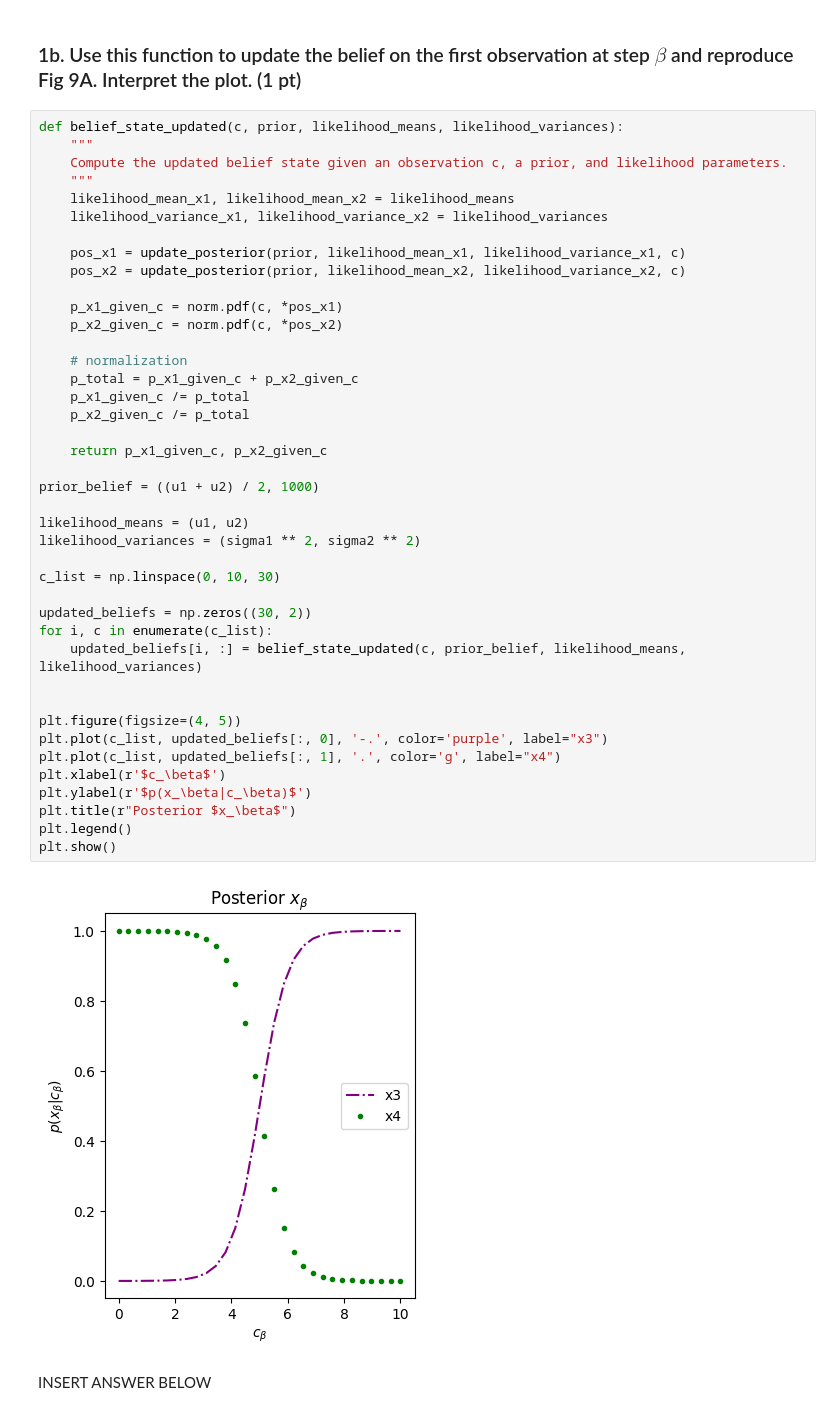
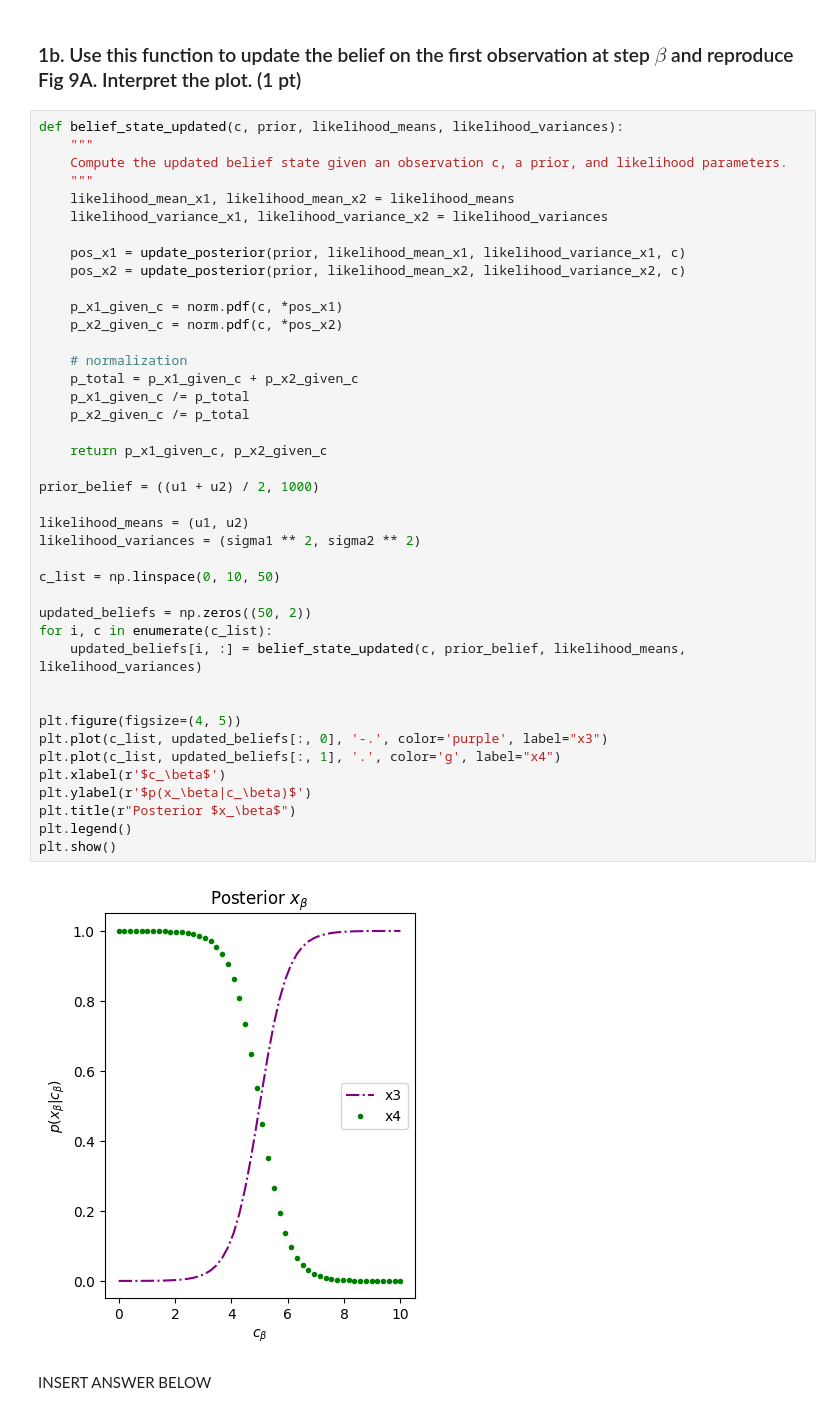
Before and after one commit to weyland-zekai-xu/tutorial, a Jupyter notebook: neuralmodelling_RLassigment4_Zekai_Xu.ipynb, the cells around one changed output. Drawn from its saved outputs; the diff is of its cells as text.

```diff
--- a/neuralmodelling_RLassigment4_Zekai_Xu.ipynb
+++ b/neuralmodelling_RLassigment4_Zekai_Xu.ipynb
@@ -69,36 +69,36 @@ def belief_state_updated(c, prior, likelihood_means, likelihood_variances):
 
     p_x1_given_c = norm.pdf(c, *pos_x1)
     p_x2_given_c = norm.pdf(c, *pos_x2)
 
     # normalization
     p_total = p_x1_given_c + p_x2_given_c
     p_x1_given_c /= p_total
     p_x2_given_c /= p_total
 
     return p_x1_given_c, p_x2_given_c
 
 prior_belief = ((u1 + u2) / 2, 1000)
 
 likelihood_means = (u1, u2)
 likelihood_variances = (sigma1 ** 2, sigma2 ** 2)
 
-c_list = np.linspace(0, 10, 30)
+c_list = np.linspace(0, 10, 50)
 
-updated_beliefs = np.zeros((30, 2))
+updated_beliefs = np.zeros((50, 2))
 for i, c in enumerate(c_list):
     updated_beliefs[i, :] = belief_state_updated(c, prior_belief, likelihood_means, likelihood_variances)
 
 
 plt.figure(figsize=(4, 5))
 plt.plot(c_list, updated_beliefs[:, 0], '-.', color='purple', label="x3")
 plt.plot(c_list, updated_beliefs[:, 1], '.', color='g', label="x4")
 plt.xlabel(r'$c_\beta$')
 plt.ylabel(r'$p(x_\beta|c_\beta)$')
 plt.title(r"Posterior $x_\beta$")
 plt.legend()
 plt.show()
 # %% [output]
-[figure, old version]
+[figure, new version]
 # %% [markdown]
 INSERT ANSWER BELOW
 # %% [markdown]
```
Also changed, not shown: parts of 12 cells of this notebook.
